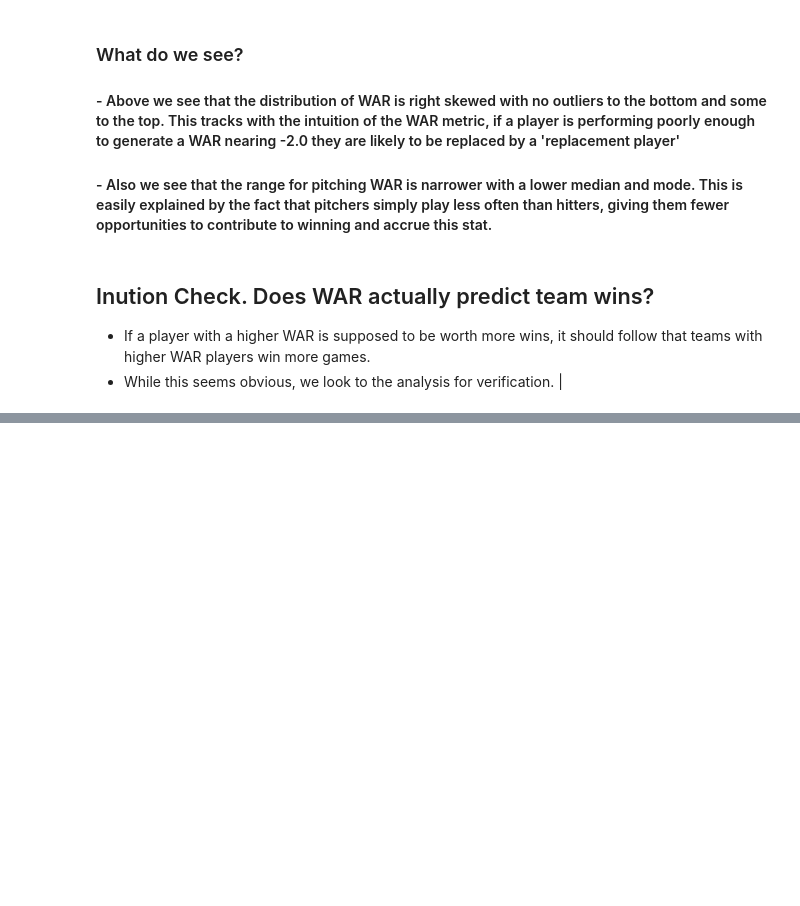
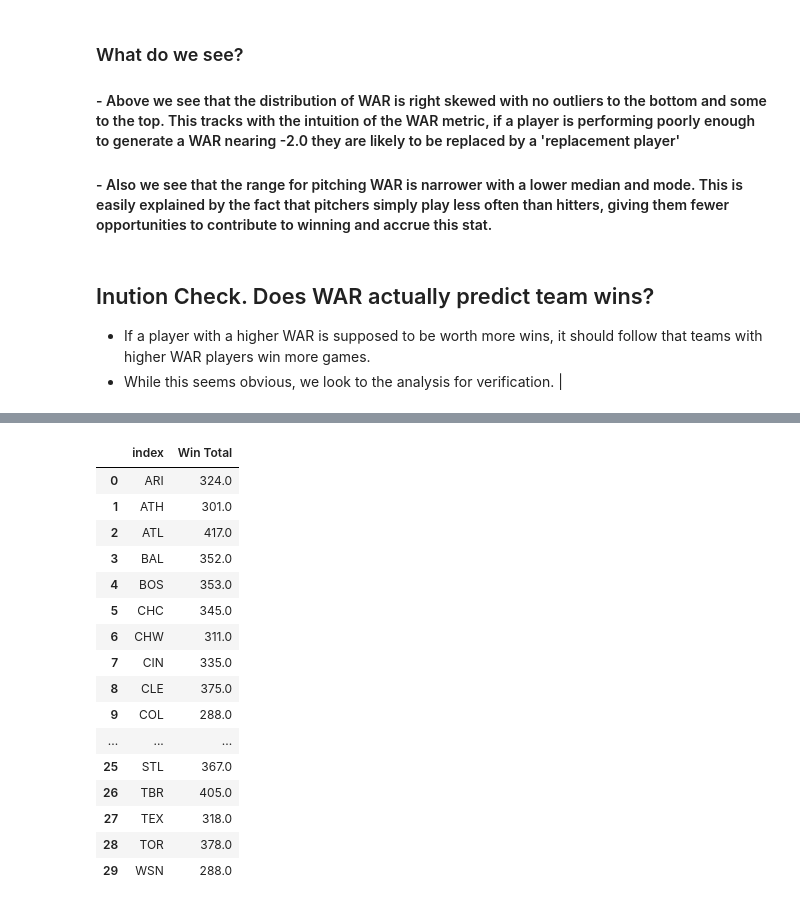
Before and after one commit to EliasOMacias/MLB_stats_analysis, a Jupyter notebook: MLB_notebook.ipynb, the cells around one changed output, grey strips where cells are left out. Saved outputs shown, nothing was run; the diff lists cells and outputs as text; code cells hidden in the pictures; blank space fills up the shorter version.

```diff
--- a/MLB_notebook.ipynb
+++ b/MLB_notebook.ipynb
@@ -182,0 +202,20 @@ team_wins = pd.read_csv('
+# %%
+team_wins_df
+# %% [output]
+|  | index | Win Total |
+| 0 | ARI | 324.0 |
+| 1 | ATH | 301.0 |
+| 2 | ATL | 417.0 |
+| 3 | BAL | 352.0 |
+| 4 | BOS | 353.0 |
+| 5 | CHC | 345.0 |
+| 6 | CHW | 311.0 |
+| 7 | CIN | 335.0 |
+| 8 | CLE | 375.0 |
+| 9 | COL | 288.0 |
+| ... | ... | ... |
+| 25 | STL | 367.0 |
+| 26 | TBR | 405.0 |
+| 27 | TEX | 318.0 |
+| 28 | TOR | 378.0 |
+| 29 | WSN | 288.0 |
```
Also changed, not shown: parts of 16 cells of this notebook.
